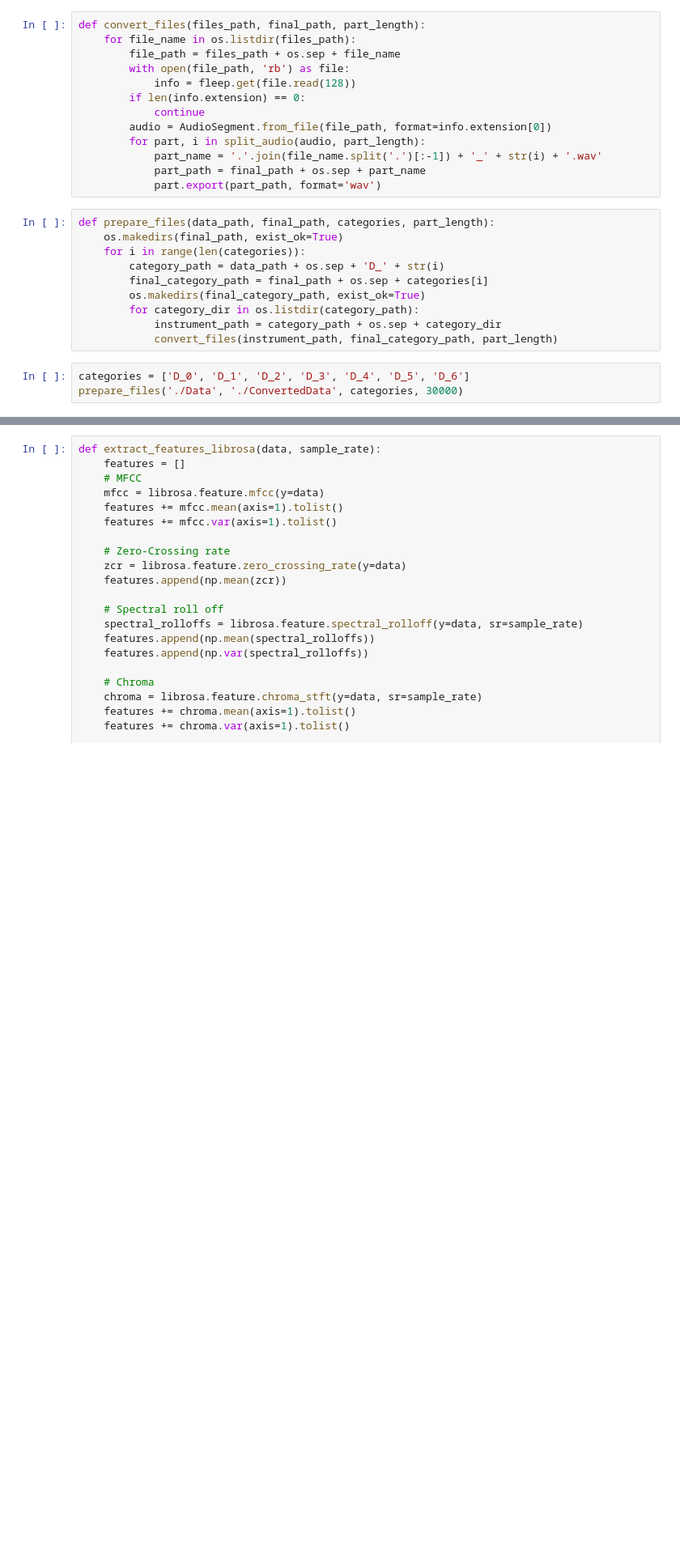
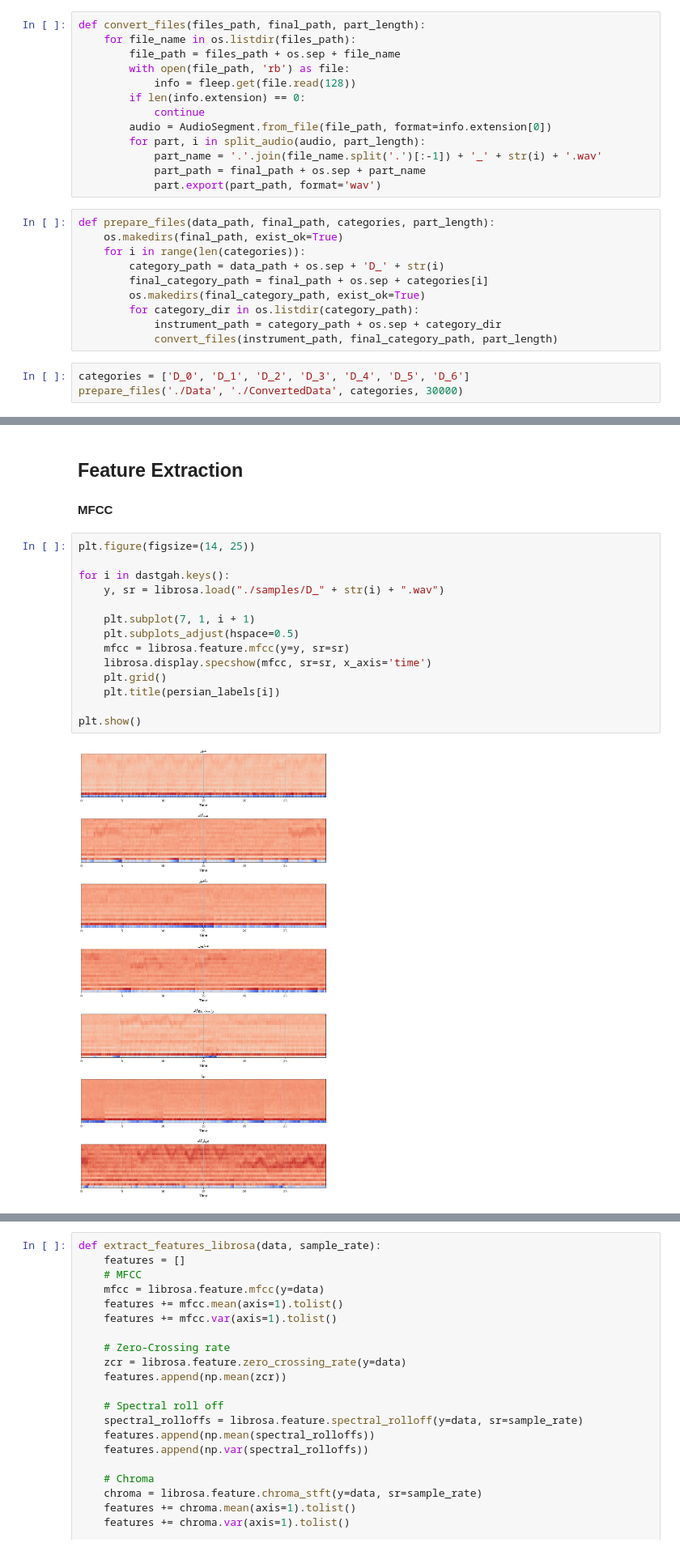
Before and after one commit to AliAkhgari/Iranian-Traditional-Music-Dastgah-Classifier, a Jupyter notebook: FeatureExtraction.ipynb, the cells around one changed output, grey strips where cells are left out. Shown at 81% size. Drawn from its saved outputs; the diff is of its cells as text; blank space fills up the shorter version.

```diff
--- a/FeatureExtraction.ipynb
+++ b/FeatureExtraction.ipynb
@@ -88,0 +100,19 @@ prepare_files('./Data', './ConvertedData', categories, 30000)
+# %% [markdown]
+## Feature Extraction
+#### MFCC
+# %%
+plt.figure(figsize=(14, 25))
+
+for i in dastgah.keys():
+    y, sr = librosa.load("./samples/D_" + str(i) + ".wav")
+
+    plt.subplot(7, 1, i + 1)
+    plt.subplots_adjust(hspace=0.5)
+    mfcc = librosa.feature.mfcc(y=y, sr=sr)
+    librosa.display.specshow(mfcc, sr=sr, x_axis='time')
+    plt.grid()
+    plt.title(persian_labels[i])
+
+plt.show()
+# %% [output]
+[figure, added]
```
Also changed, not shown: parts of 15 cells of this notebook.
